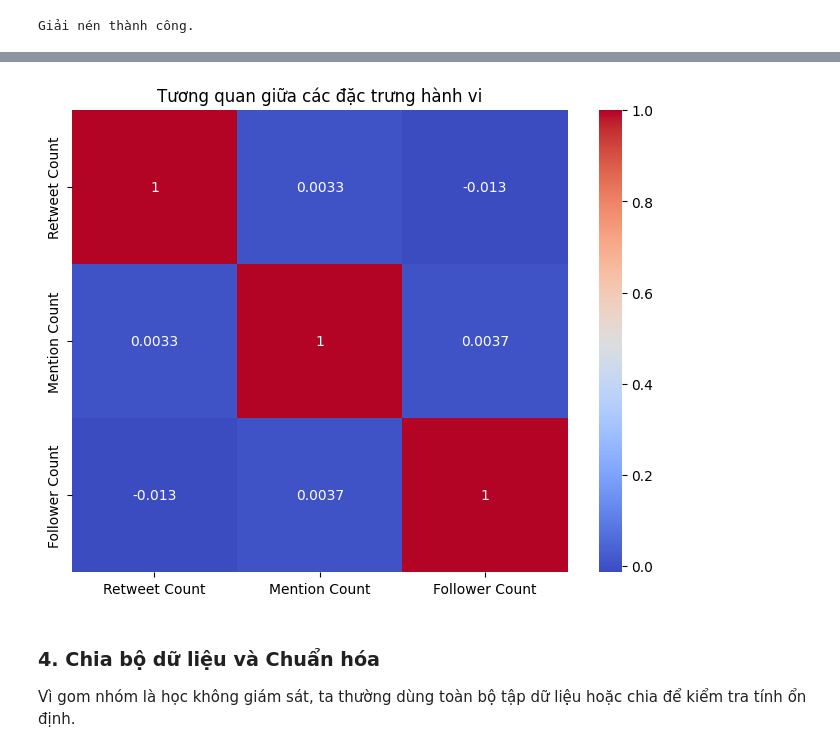
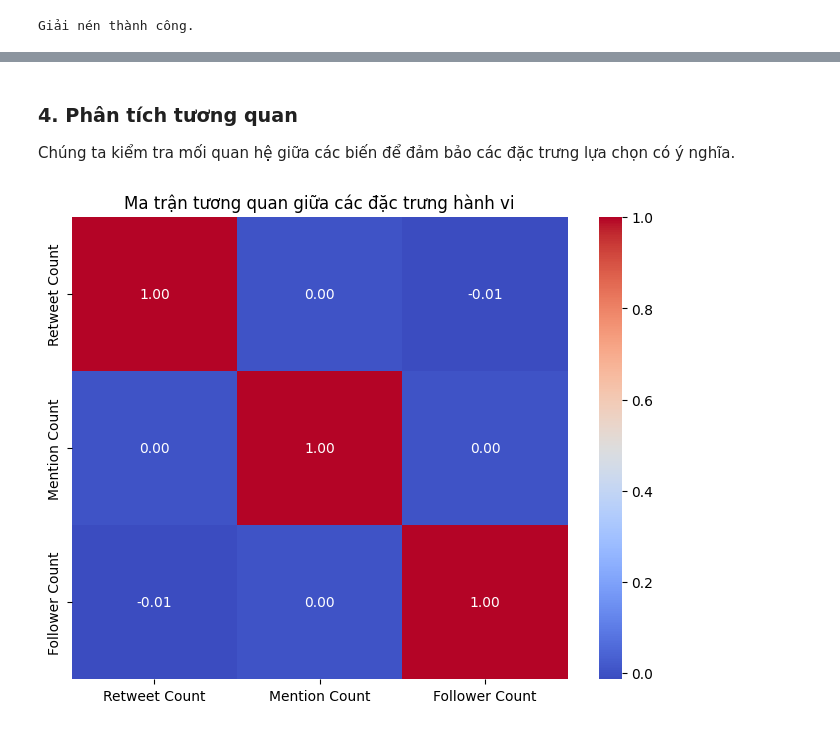
Before and after one commit to true-cpu/DoAnKPDL, a Jupyter notebook: DOANKPDL.ipynb, the cells around one changed output, grey strips where cells are left out. Cells and saved outputs as stored; diff of their text form; code cells hidden in the pictures.

```diff
--- a/DOANKPDL.ipynb
+++ b/DOANKPDL.ipynb
@@ -67,0 +62,32 @@ None
+# %%
+def remove_outliers(df, features):
+    df_clean = df.copy()
+    for col in features:
+        Q1 = df_clean[col].quantile(0.25)
+        Q3 = df_clean[col].quantile(0.75)
+        IQR = Q3 - Q1
+        lower_bound = Q1 - 1.5 * IQR
+        upper_bound = Q3 + 1.5 * IQR
+
+        # Lọc dữ liệu
+        df_clean = df_clean[(df_clean[col] >= lower_bound) & (df_clean[col] <= upper_bound)]
+
+    print(f"Số lượng bản ghi trước khi lọc: {len(df)}")
+    print(f"Số lượng bản ghi sau khi lọc nhiễu: {len(df_clean)}")
+    return df_clean
+
+# Thực hiện loại bỏ nhiễu trên các đặc trưng hành vi
+df_cleaned = remove_outliers(df, behavior_features)
+
+# Cập nhật lại X và X_scaled dựa trên dữ liệu đã sạch
+X = df_cleaned[behavior_features]
+X_scaled = scaler.fit_transform(X)
+
+# Cập nhật lại phân phối sau khi lọc
+plt.figure(figsize=(15, 4))
+for i, feature in enumerate(behavior_features):
+    plt.subplot(1, 3, i+1)
+    sns.boxplot(y=df_cleaned[feature])
+    plt.title(f'Boxplot {feature} (Sau lọc)')
+plt.tight_layout()
+plt.show()
@@ -68,19 +98,14 @@ None
+# %% [markdown]
+### 4. Phân tích tương quan
+Chúng ta kiểm tra mối quan hệ giữa các biến để đảm bảo các đặc trưng lựa chọn có ý nghĩa.
 # %%
 import seaborn as sns
 import matplotlib.pyplot as plt
 
-# CHỈ giữ lại các đặc trưng hành vi thực tế, loại bỏ ID và Label (kết quả)
-behavior_features = ['Retweet Count', 'Mention Count', 'Follower Count']
-X = numeric_df[behavior_features]
-
-# Hiển thị tương quan mới
 corr_matrix = X.corr()
 plt.figure(figsize=(8, 6))
-sns.heatmap(corr_matrix, annot=True, cmap='coolwarm')
-plt.title("Tương quan giữa các đặc trưng hành vi")
+sns.heatmap(corr_matrix, annot=True, cmap='coolwarm', fmt='.2f')
+plt.title("Ma trận tương quan giữa các đặc trưng hành vi")
 plt.show()
 # %% [output]
-[figure, old version]
+[figure, new version]
-# %% [markdown]
-### 4. Chia bộ dữ liệu và Chuẩn hóa
-Vì gom nhóm là học không giám sát, ta thường dùng toàn bộ tập dữ liệu hoặc chia để kiểm tra tính ổn định.
```
Also changed, not shown: parts of 23 cells of this notebook.
